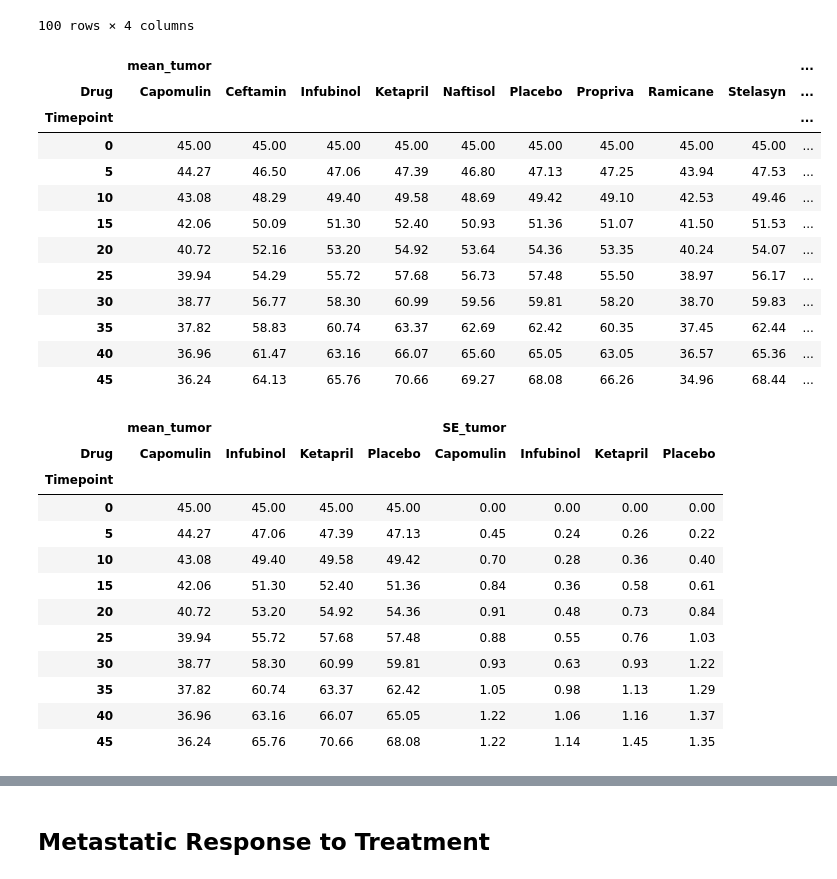
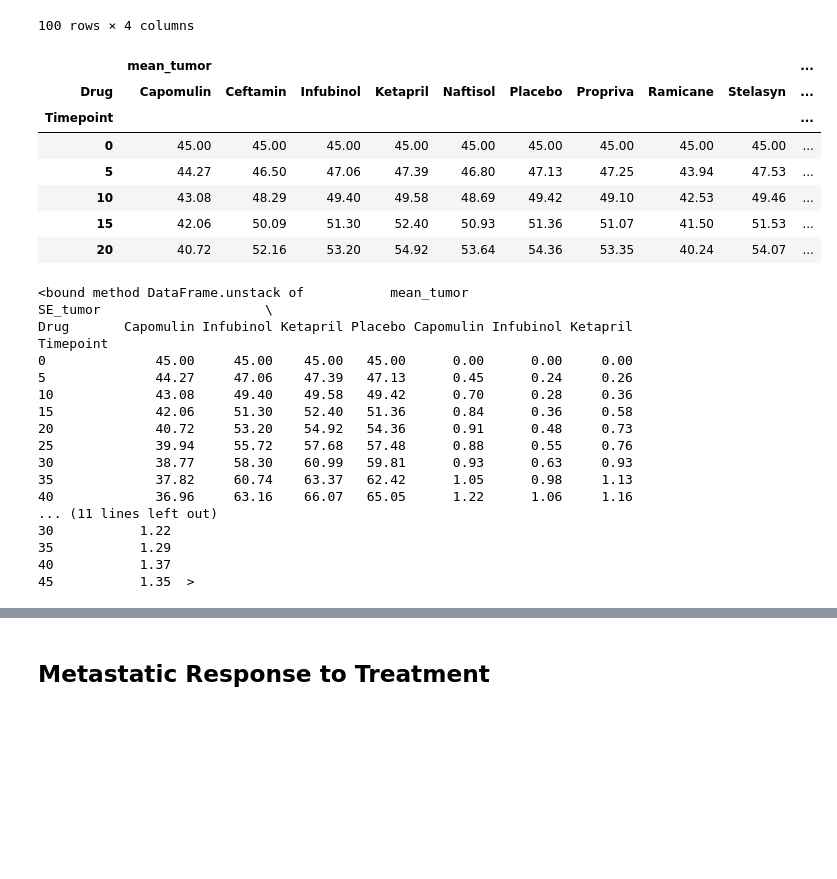
Before and after one commit to rinatiwari/Matplotib, a Jupyter notebook: RT_HW_Pymaceuticals/Pymaceuticals/pymaceuticals_starter.ipynb, the cells around one changed output, grey strips where cells are left out. Cells and saved outputs as stored; diff of their text form; code cells hidden in the pictures; blank space fills up the shorter version.

```diff
--- a/RT_HW_Pymaceuticals/Pymaceuticals/pymaceuticals_starter.ipynb
+++ b/RT_HW_Pymaceuticals/Pymaceuticals/pymaceuticals_starter.ipynb
@@ -127,35 +127,34 @@ compare_tumor_vol
 100 rows × 4 columns
 # %%
 tumor_vol_df= compare_tumor_vol.pivot(index = "Timepoint", columns="Drug")
-tumor_vol_df
+tumor_vol_df.head()
 # %% [output]
 |  | mean_tumor |  |  |  |  |  |  |  |  | ... |
 | Drug | Capomulin | Ceftamin | Infubinol | Ketapril | Naftisol | Placebo | Propriva | Ramicane | Stelasyn | ... |
 | Timepoint |  |  |  |  |  |  |  |  |  | ... |
 | 0 | 45.00 | 45.00 | 45.00 | 45.00 | 45.00 | 45.00 | 45.00 | 45.00 | 45.00 | ... |
 | 5 | 44.27 | 46.50 | 47.06 | 47.39 | 46.80 | 47.13 | 47.25 | 43.94 | 47.53 | ... |
 | 10 | 43.08 | 48.29 | 49.40 | 49.58 | 48.69 | 49.42 | 49.10 | 42.53 | 49.46 | ... |
 | 15 | 42.06 | 50.09 | 51.30 | 52.40 | 50.93 | 51.36 | 51.07 | 41.50 | 51.53 | ... |
 | 20 | 40.72 | 52.16 | 53.20 | 54.92 | 53.64 | 54.36 | 53.35 | 40.24 | 54.07 | ... |
-| 25 | 39.94 | 54.29 | 55.72 | 57.68 | 56.73 | 57.48 | 55.50 | 38.97 | 56.17 | ... |
-| 30 | 38.77 | 56.77 | 58.30 | 60.99 | 59.56 | 59.81 | 58.20 | 38.70 | 59.83 | ... |
-| 35 | 37.82 | 58.83 | 60.74 | 63.37 | 62.69 | 62.42 | 60.35 | 37.45 | 62.44 | ... |
-| 40 | 36.96 | 61.47 | 63.16 | 66.07 | 65.60 | 65.05 | 63.05 | 36.57 | 65.36 | ... |
-| 45 | 36.24 | 64.13 | 65.76 | 70.66 | 69.27 | 68.08 | 66.26 | 34.96 | 68.44 | ... |
 # %%
 tumor_volume=tumor_vol_df.iloc[:,[0,2,3,5,10,12,13,15]]
-tumor_volume
+tumor_volume.unstack
 # %% [output]
-|  | mean_tumor |  |  |  | SE_tumor |  |  |  |
-| Drug | Capomulin | Infubinol | Ketapril | Placebo | Capomulin | Infubinol | Ketapril | Placebo |
-| Timepoint |  |  |  |  |  |  |  |  |
-| 0 | 45.00 | 45.00 | 45.00 | 45.00 | 0.00 | 0.00 | 0.00 | 0.00 |
-| 5 | 44.27 | 47.06 | 47.39 | 47.13 | 0.45 | 0.24 | 0.26 | 0.22 |
-| 10 | 43.08 | 49.40 | 49.58 | 49.42 | 0.70 | 0.28 | 0.36 | 0.40 |
-| 15 | 42.06 | 51.30 | 52.40 | 51.36 | 0.84 | 0.36 | 0.58 | 0.61 |
-| 20 | 40.72 | 53.20 | 54.92 | 54.36 | 0.91 | 0.48 | 0.73 | 0.84 |
-| 25 | 39.94 | 55.72 | 57.68 | 57.48 | 0.88 | 0.55 | 0.76 | 1.03 |
-| 30 | 38.77 | 58.30 | 60.99 | 59.81 | 0.93 | 0.63 | 0.93 | 1.22 |
-| 35 | 37.82 | 60.74 | 63.37 | 62.42 | 1.05 | 0.98 | 1.13 | 1.29 |
-| 40 | 36.96 | 63.16 | 66.07 | 65.05 | 1.22 | 1.06 | 1.16 | 1.37 |
-| 45 | 36.24 | 65.76 | 70.66 | 68.08 | 1.22 | 1.14 | 1.45 | 1.35 |
+<bound method DataFrame.unstack of           mean_tumor                             SE_tumor                     \
+Drug       Capomulin Infubinol Ketapril Placebo Capomulin Infubinol Ketapril
+Timepoint
+0              45.00     45.00    45.00   45.00      0.00      0.00     0.00
+5              44.27     47.06    47.39   47.13      0.45      0.24     0.26
+10             43.08     49.40    49.58   49.42      0.70      0.28     0.36
+15             42.06     51.30    52.40   51.36      0.84      0.36     0.58
+20             40.72     53.20    54.92   54.36      0.91      0.48     0.73
+25             39.94     55.72    57.68   57.48      0.88      0.55     0.76
+30             38.77     58.30    60.99   59.81      0.93      0.63     0.93
+35             37.82     60.74    63.37   62.42      1.05      0.98     1.13
+40             36.96     63.16    66.07   65.05      1.22      1.06     1.16
+... (11 lines left out)
+30           1.22
+35           1.29
+40           1.37
+45           1.35  >
```
Also changed, not shown: parts of 13 cells of this notebook, 2 other files.
